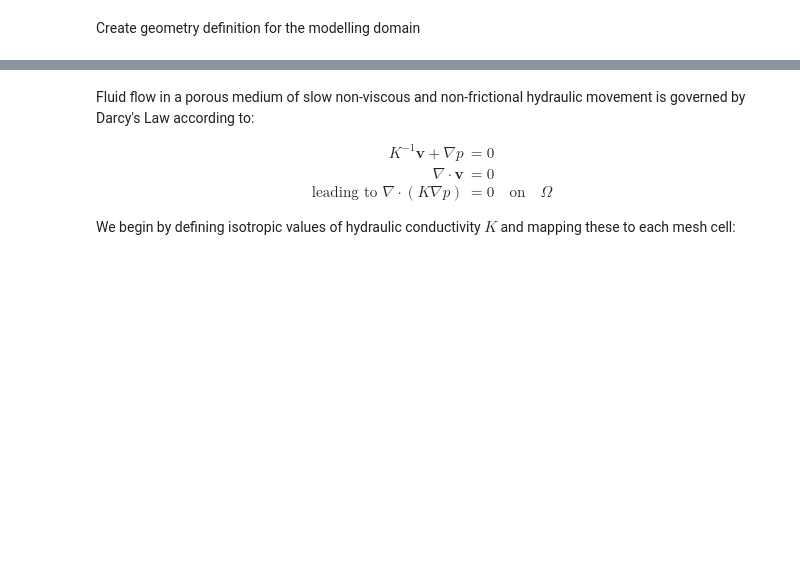
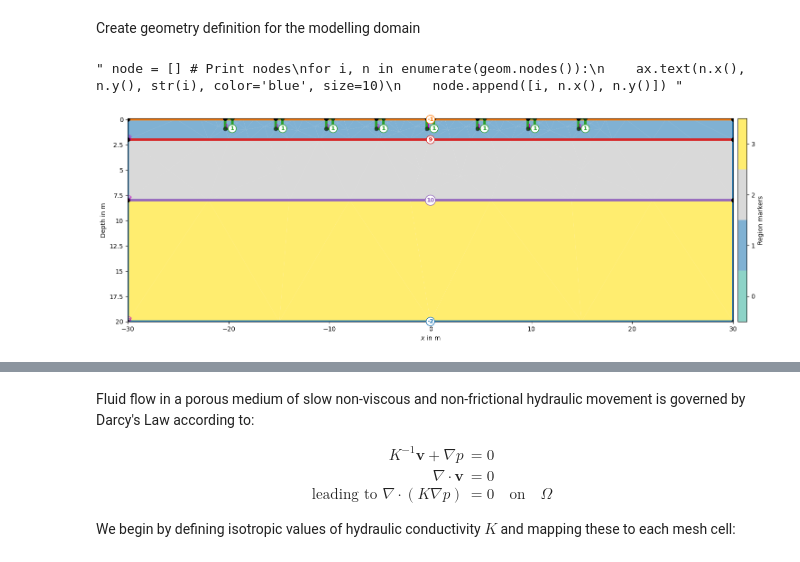
Before and after one commit to guiguilhermegui/TF, a Jupyter notebook: modelo_tf.ipynb, the cells around one changed output, grey strips where cells are left out. Saved outputs shown, nothing was run; the diff lists cells and outputs as text; code cells hidden in the pictures; blank space fills up the shorter version.

```diff
--- a/modelo_tf.ipynb
+++ b/modelo_tf.ipynb
@@ -114,35 +113,27 @@ pBound = {"Dirichlet": {-2: basemundo_2, 1: topo7}} #{marker: value, ...} #Diric
 # %%
-# OK
 # Create a 2D world box
-world = mt.createWorld(start=[box_esq, box_top], end=[box_dir, box_bottom], WorldMarker=False, layers=[Layer0,Layer1,Layer2])
+world = mt.createWorld(start=[box_esq, box_top], end=[box_dir, box_bottom], WorldMarker=False, layers=[Layer1,Layer2])
 
 # Create boreholes
 poco = []
 for pos in bores:
     poco.append(mt.createRectangle(start=[pos - raio_poco, altura_poco], end=[pos + raio_poco,prof_poco],)) #marker=42, isHole=True, boundaryMarker=12))
 boreholes = poco[0]
 for borehole in poco[1:]:
     boreholes = boreholes + borehole
 
 
 # Create geometry of model
 geom = world + boreholes
-mesh = mt.createMesh(geom, quality=mesh_quality, area=mesh_area, smooth=[1, 10])
 #pg.show(mesh)
 
 # Create figure
 ax, _ = pg.show(geom, markers=True, orientation='vertical', figsize=(15, 8), showNodes=True, showMesh=True)
 
 """ node = [] # Print nodes
 for i, n in enumerate(geom.nodes()):
     ax.text(n.x(), n.y(), str(i), color='blue', size=10)
     node.append([i, n.x(), n.y()]) """
-
-node = geom.nodes()
-print(nodest)  # This will print the object reference again
-
-
-for i in range(0, len(node), 4):# Print 4 lists of nodes per line, very useful for rectangles models
-    print('nodes' + str(node[i:i+4]))
-print()
-print(geom.nodes())
+# %% [output]
+" node = [] # Print nodes\nfor i, n in enumerate(geom.nodes()):\n    ax.text(n.x(), n.y(), str(i), color='blue', size=10)\n    node.append([i, n.x(), n.y()]) "
+[figure, added]
```
Also changed, not shown: parts of 9 cells of this notebook.
